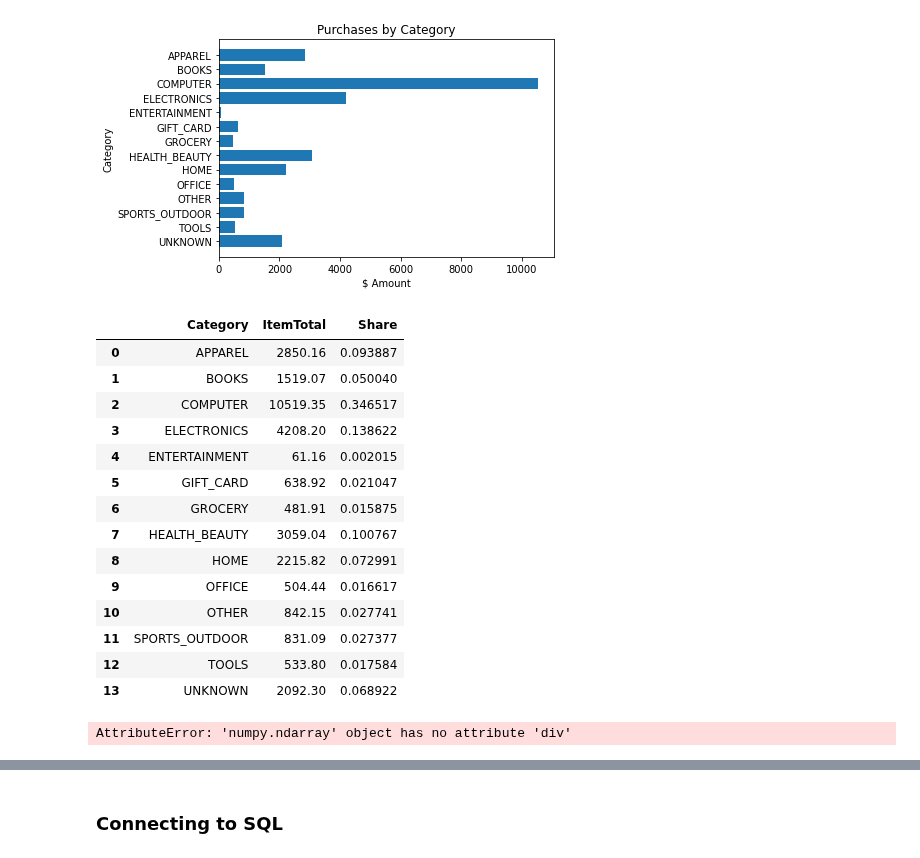
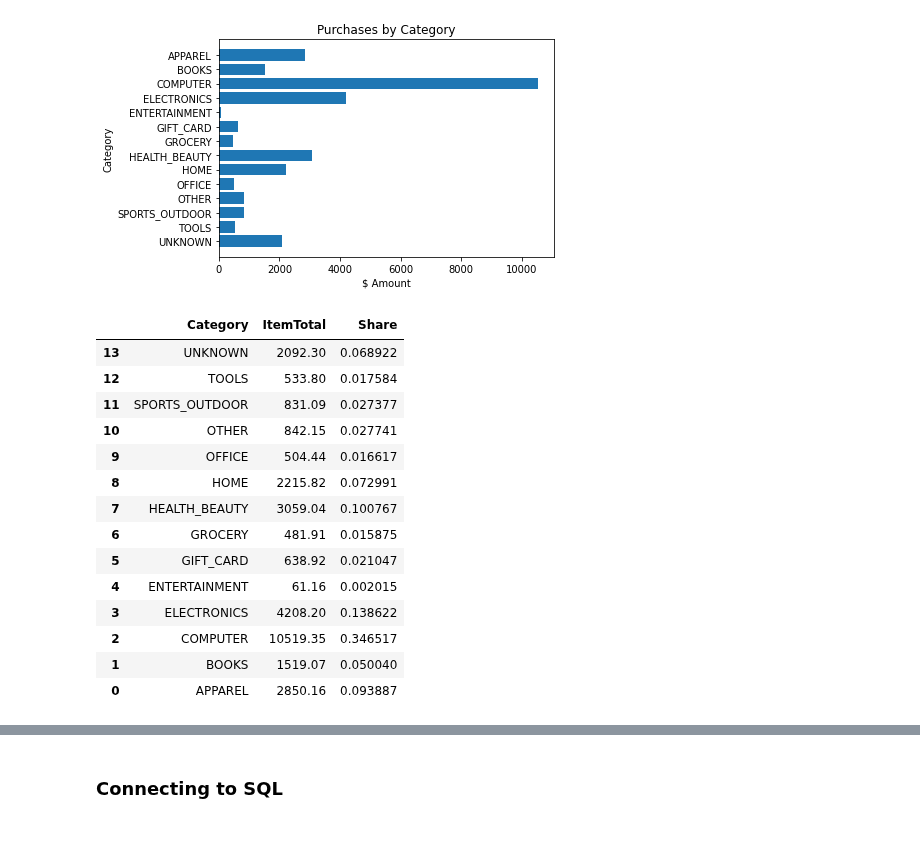
Before and after one commit to AmitSamra/AmazonOrderHistory, a Jupyter notebook: AmazonOrderHistory.ipynb, the cells around one changed output, grey strips where cells are left out. Drawn from its saved outputs; the diff is of its cells as text; code cells hidden in the pictures.

```diff
--- a/AmazonOrderHistory.ipynb
+++ b/AmazonOrderHistory.ipynb
@@ -702,29 +702,25 @@ plt.show()
 # %%
 # Purchases by category share
 
 df_CategoryShare = df_main[['Category', 'ItemTotal']]
 df_CategoryShare = df_CategoryShare.groupby('Category', as_index = False)
 df_CategoryShare = df_CategoryShare['ItemTotal'].sum()
 df_CategoryShare['Share'] = df_CategoryShare['ItemTotal'].div(df_CategoryShare['ItemTotal'].sum())
+df_CategoryShare = df_CategoryShare.sort_values('Category', ascending = False)
 df_CategoryShare
 # %% [output]
 |  | Category | ItemTotal | Share |
+| 13 | UNKNOWN | 2092.30 | 0.068922 |
+| 12 | TOOLS | 533.80 | 0.017584 |
+| 11 | SPORTS_OUTDOOR | 831.09 | 0.027377 |
+| 10 | OTHER | 842.15 | 0.027741 |
+| 9 | OFFICE | 504.44 | 0.016617 |
+| 8 | HOME | 2215.82 | 0.072991 |
+| 7 | HEALTH_BEAUTY | 3059.04 | 0.100767 |
+| 6 | GROCERY | 481.91 | 0.015875 |
+| 5 | GIFT_CARD | 638.92 | 0.021047 |
+| 4 | ENTERTAINMENT | 61.16 | 0.002015 |
+| 3 | ELECTRONICS | 4208.20 | 0.138622 |
+| 2 | COMPUTER | 10519.35 | 0.346517 |
+| 1 | BOOKS | 1519.07 | 0.050040 |
 | 0 | APPAREL | 2850.16 | 0.093887 |
-| 1 | BOOKS | 1519.07 | 0.050040 |
-| 2 | COMPUTER | 10519.35 | 0.346517 |
-| 3 | ELECTRONICS | 4208.20 | 0.138622 |
-| 4 | ENTERTAINMENT | 61.16 | 0.002015 |
-| 5 | GIFT_CARD | 638.92 | 0.021047 |
-| 6 | GROCERY | 481.91 | 0.015875 |
-| 7 | HEALTH_BEAUTY | 3059.04 | 0.100767 |
-| 8 | HOME | 2215.82 | 0.072991 |
-| 9 | OFFICE | 504.44 | 0.016617 |
-| 10 | OTHER | 842.15 | 0.027741 |
-| 11 | SPORTS_OUTDOOR | 831.09 | 0.027377 |
-| 12 | TOOLS | 533.80 | 0.017584 |
-| 13 | UNKNOWN | 2092.30 | 0.068922 |
-# %%
-df_CategoryShare['Share'] = df_CategoryShare.values.div(df_CategoryShare.values.sum())
-df_CategoryShare
-# %% [output]
-AttributeError: 'numpy.ndarray' object has no attribute 'div'
```
Also changed, not shown: parts of 1 cell of this notebook.
